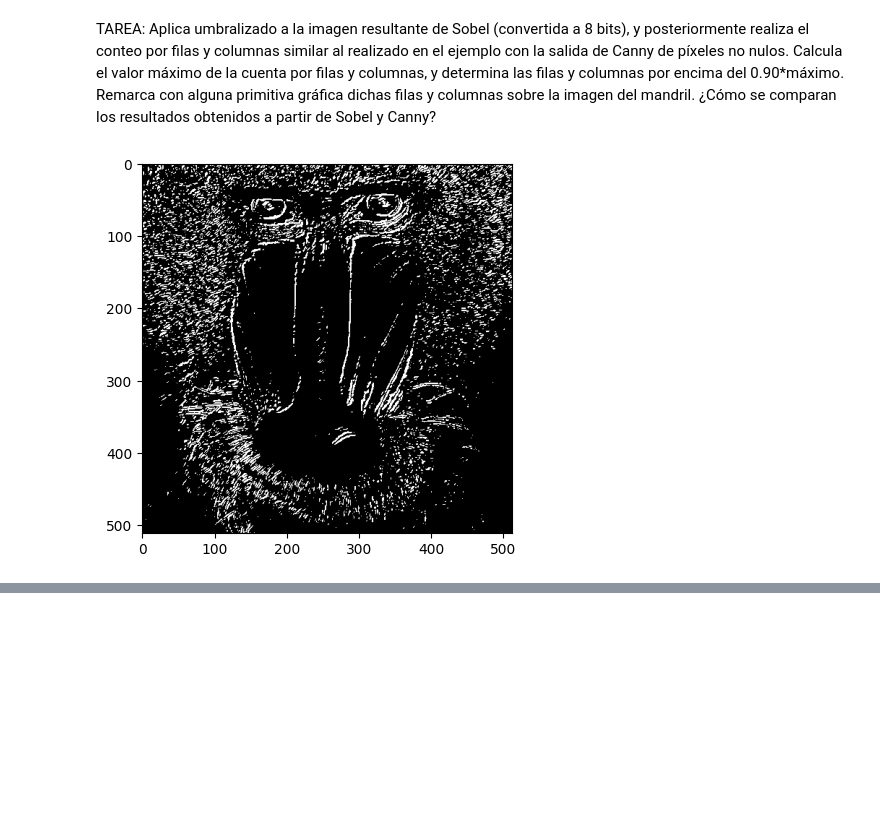
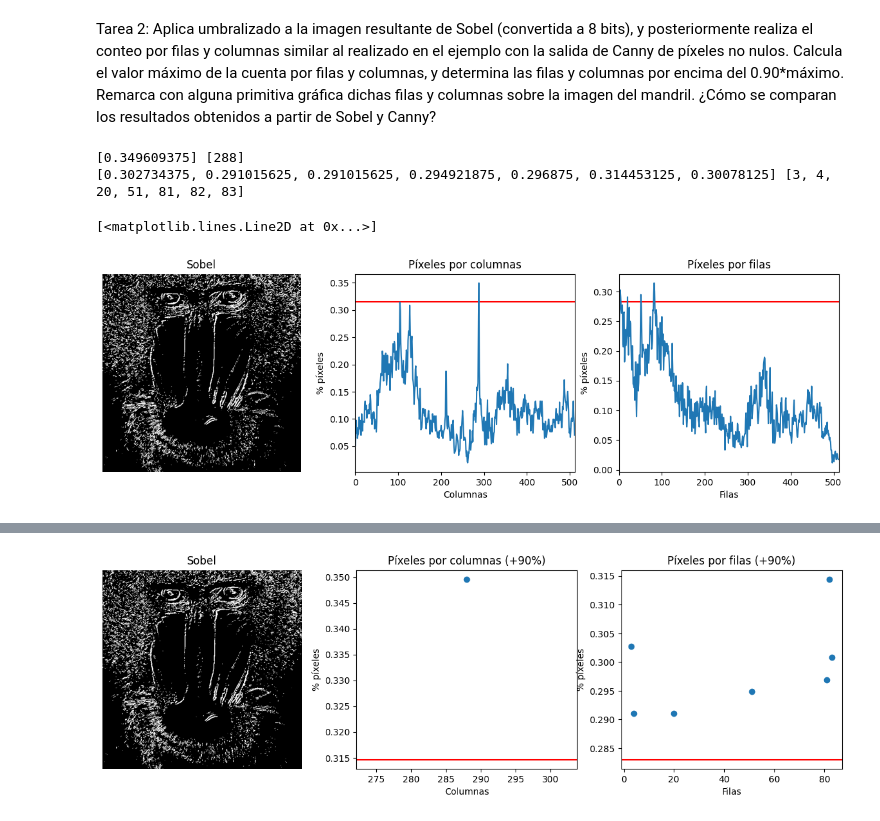
Before and after one commit to AllenHyun/VC_P2_LRM_MCV, a Jupyter notebook: Tareas.ipynb, the cells around one changed output, grey strips where cells are left out. Drawn from its saved outputs; the diff is of its cells as text; code cells hidden in the pictures; blank space fills up the shorter version.

Commit message:
Tarea 2 casi finalizada

```diff
--- a/Tareas.ipynb
+++ b/Tareas.ipynb
@@ -58,26 +59,97 @@ ax3.plot(x, y, 'o')
 # %% [markdown]
-TAREA: Aplica umbralizado a la imagen resultante de Sobel (convertida a 8 bits), y posteriormente realiza el conteo por filas y columnas similar al realizado en el ejemplo con la salida de Canny de píxeles no nulos. Calcula el valor máximo de la cuenta por filas y columnas, y determina las filas y columnas por encima del 0.90*máximo. Remarca con alguna primitiva gráfica dichas filas y columnas sobre la imagen del mandril. ¿Cómo se comparan los resultados obtenidos a partir de Sobel y Canny?
+Tarea 2: Aplica umbralizado a la imagen resultante de Sobel (convertida a 8 bits), y posteriormente realiza el conteo por filas y columnas similar al realizado en el ejemplo con la salida de Canny de píxeles no nulos. Calcula el valor máximo de la cuenta por filas y columnas, y determina las filas y columnas por encima del 0.90*máximo. Remarca con alguna primitiva gráfica dichas filas y columnas sobre la imagen del mandril. ¿Cómo se comparan los resultados obtenidos a partir de Sobel y Canny?
 # %%
 # Gaussiana para suavizar la imagen original, eliminando altas frecuencias
 ggris = cv2.GaussianBlur(gris, (3, 3), 0)
 
 #Calcula en ambas direcciones (horizontal y vertical)
 sobelx = cv2.Sobel(ggris, cv2.CV_64F, 1, 0)  # x
 sobely = cv2.Sobel(ggris, cv2.CV_64F, 0, 1)  # y
 #Combina ambos resultados
 sobel = cv2.add(sobelx, sobely)
 
 valor_umbral = 130
 
 _, imagenUmbralizada = cv2.threshold(cv2.convertScaleAbs(sobel), valor_umbral, 255, cv2.THRESH_BINARY)
-plt.imshow(imagenUmbralizada, cmap='gray')
-plt.show()
+
+# Mostramos Sobel
+fig, (ax1, ax2, ax3)= plt.subplots(1, 3, figsize=(15, 4))
+ax1.set_axis_off()
+ax1.set_title("Sobel")
+ax1.imshow(imagenUmbralizada, cmap='gray')
 
 col_counts = cv2.reduce(imagenUmbralizada, 0, cv2.REDUCE_SUM, dtype=cv2.CV_32SC1)
 cols = col_counts / (255 * imagenUmbralizada.shape[1])
+cols = cols[0]
 
 row_counts = cv2.reduce(imagenUmbralizada, 1, cv2.REDUCE_SUM, dtype=cv2.CV_32SC1)
 row_counts = row_counts.reshape((len(row_counts)))
 rows = row_counts / (255 * imagenUmbralizada.shape[0])
+
+maxcol = cols.max()
+maxfil = rows.max()
+
+# Mostramos la cuenta de píxeles para las columnas
+ax2.set_title("Píxeles por columnas")
+ax2.set_xlabel("Columnas")
+ax2.set_ylabel("% píxeles")
+ax2.axhline(maxcol*0.9, color="red")
+ax2.plot(cols)
+# Rango en x definido por las columnas
+ax2.set_xlim([0, len(cols)])
+
+# Mostramos la cuenta de píxeles para las filas
+ax3.set_title("Píxeles por filas")
+ax3.set_xlabel("Filas")
+ax3.set_ylabel("% píxeles")
+ax3.axhline(maxfil*0.9, color="red")
+ax3.plot(rows)
+ax3.set_xlim([0, len(rows)])
+
+# Creamos un array para guardar las filas cuyo valor de blancos sea mayor que el 90% de 'maxfil'
+max_cols_values = []
+max_cols_indexes = []
+for i in range(len(cols)):
+    if cols[i] >= 0.9*maxcol:
+        max_cols_values.append(float(cols[i]))
+        max_cols_indexes.append(i)
+
+max_rows_values = []
+max_rows_indexes = []
+for i in range(len(rows)):
+    if rows[i] >= 0.9*maxfil:
+        max_rows_values.append(float(rows[i]))
+        max_rows_indexes.append(i)
+
+print(max_cols_values, max_cols_indexes)
+print(max_rows_values, max_rows_indexes)
+
+# Mostramos los gráficos para la cuenta por encima del 90%
+fig, (ax1, ax2, ax3)= plt.subplots(1, 3, figsize=(15, 4))
+# Falta añadir líneas en las filas y columnas con más del 90%
+ax1.set_axis_off()
+ax1.set_title("Sobel")
+ax1.imshow(imagenUmbralizada, cmap='gray')
+
+# Columnas
+ax2.set_title("Píxeles por columnas (+90%)")
+ax2.set_xlabel("Columnas")
+ax2.set_ylabel("% píxeles")
+ax2.axhline(maxcol*0.9, color='red')
+x = np.array(max_cols_indexes)
+y = np.array(max_cols_values)
+ax2.plot(x, y, 'o')
+
+# Filas
+ax3.set_title("Píxeles por filas (+90%)")
+ax3.set_xlabel("Filas")
+ax3.set_ylabel("% píxeles")
+ax3.axhline(maxfil*0.9, color='red')
+x = np.array(max_rows_indexes)
+y = np.array(max_rows_values)
+ax3.plot(x, y, 'o')
 # %% [output]
+[0.349609375] [288]
+[0.302734375, 0.291015625, 0.291015625, 0.294921875, 0.296875, 0.314453125, 0.30078125] [3, 4, 20, 51, 81, 82, 83]
+[<matplotlib.lines.Line2D at 0x...>]
-[figure, old version]
+[figure, new version]
@@ -100,0 +156 @@ rows = row_counts / (255 * imagenUmbralizada.shape[0])
+[figure, added]
```
Also changed, not shown: parts of 5 cells of this notebook.
